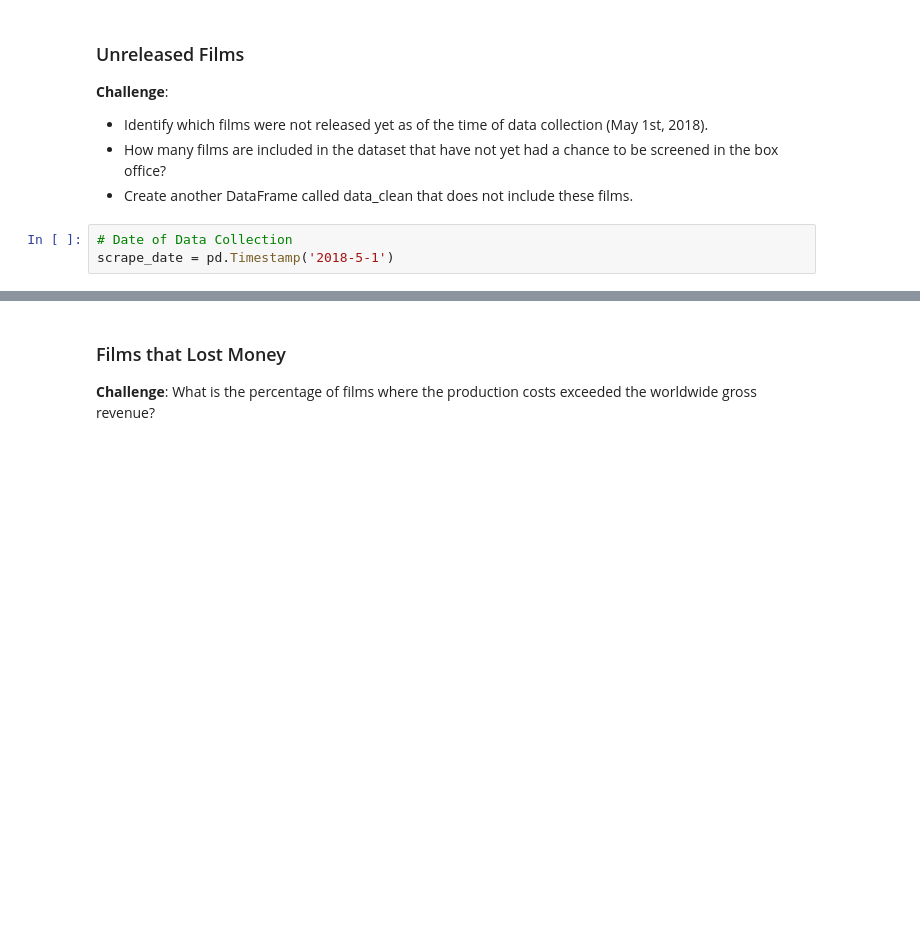
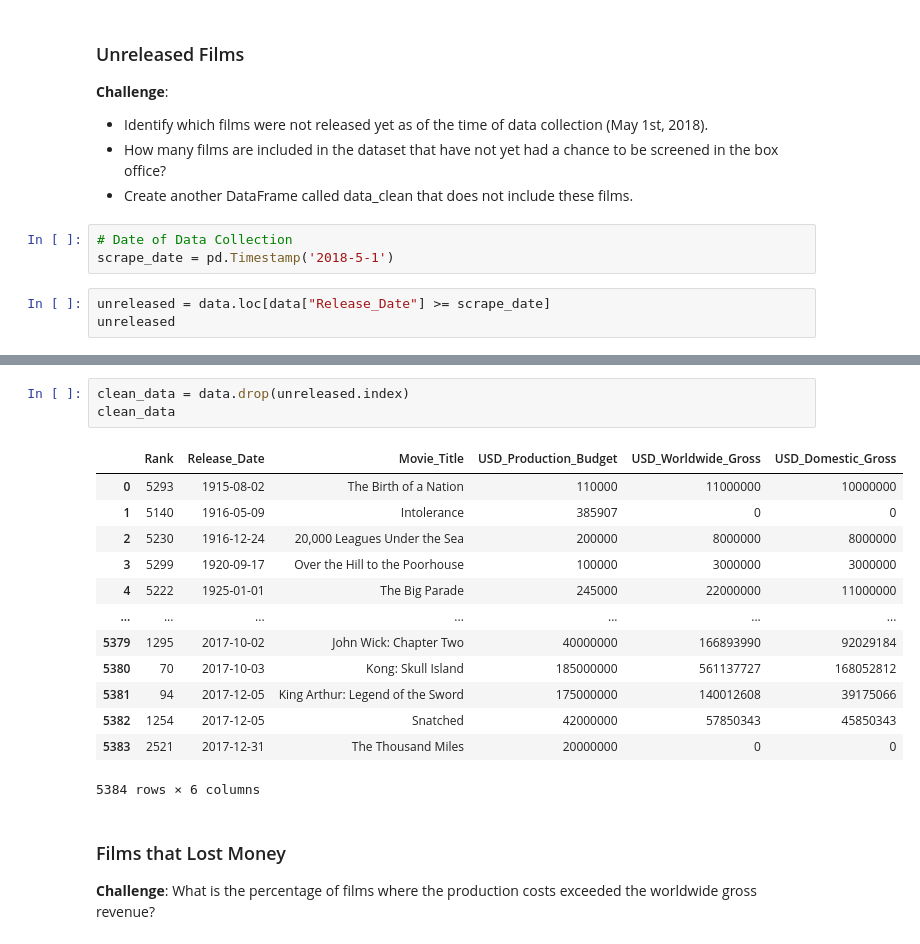
Before and after one commit to AlexVenger/100DaysOfCodePython, a Jupyter notebook: 78.LinearRegression/Seaborn_and_Linear_Regression_(start).ipynb, the cells around one changed output, grey strips where cells are left out. Saved outputs shown, nothing was run; the diff lists cells and outputs as text; blank space fills up the shorter version.

```diff
--- a/78.LinearRegression/Seaborn_and_Linear_Regression_(start).ipynb
+++ b/78.LinearRegression/Seaborn_and_Linear_Regression_(start).ipynb
@@ -146,3 +207,6 @@ Hint: This time you'll have to use the `and` keyword.
 # %%
 # Date of Data Collection
 scrape_date = pd.Timestamp('2018-5-1')
+# %%
+unreleased = data.loc[data["Release_Date"] >= scrape_date]
+unreleased
@@ -149,3 +222,20 @@ scrape_date = pd.Timestamp('2018-5-1')
+# %%
+clean_data = data.drop(unreleased.index)
+clean_data
+# %% [output]
+|  | Rank | Release_Date | Movie_Title | USD_Production_Budget | USD_Worldwide_Gross | USD_Domestic_Gross |
+| 0 | 5293 | 1915-08-02 | The Birth of a Nation | 110000 | 11000000 | 10000000 |
+| 1 | 5140 | 1916-05-09 | Intolerance | 385907 | 0 | 0 |
+| 2 | 5230 | 1916-12-24 | 20,000 Leagues Under the Sea | 200000 | 8000000 | 8000000 |
+| 3 | 5299 | 1920-09-17 | Over the Hill to the Poorhouse | 100000 | 3000000 | 3000000 |
+| 4 | 5222 | 1925-01-01 | The Big Parade | 245000 | 22000000 | 11000000 |
+| ... | ... | ... | ... | ... | ... | ... |
+| 5379 | 1295 | 2017-10-02 | John Wick: Chapter Two | 40000000 | 166893990 | 92029184 |
+| 5380 | 70 | 2017-10-03 | Kong: Skull Island | 185000000 | 561137727 | 168052812 |
+| 5381 | 94 | 2017-12-05 | King Arthur: Legend of the Sword | 175000000 | 140012608 | 39175066 |
+| 5382 | 1254 | 2017-12-05 | Snatched | 42000000 | 57850343 | 45850343 |
+| 5383 | 2521 | 2017-12-31 | The Thousand Miles | 20000000 | 0 | 0 |
+5384 rows × 6 columns
 # %% [markdown]
 ### Films that Lost Money
 
```
Also changed, not shown: parts of 7 cells of this notebook.
